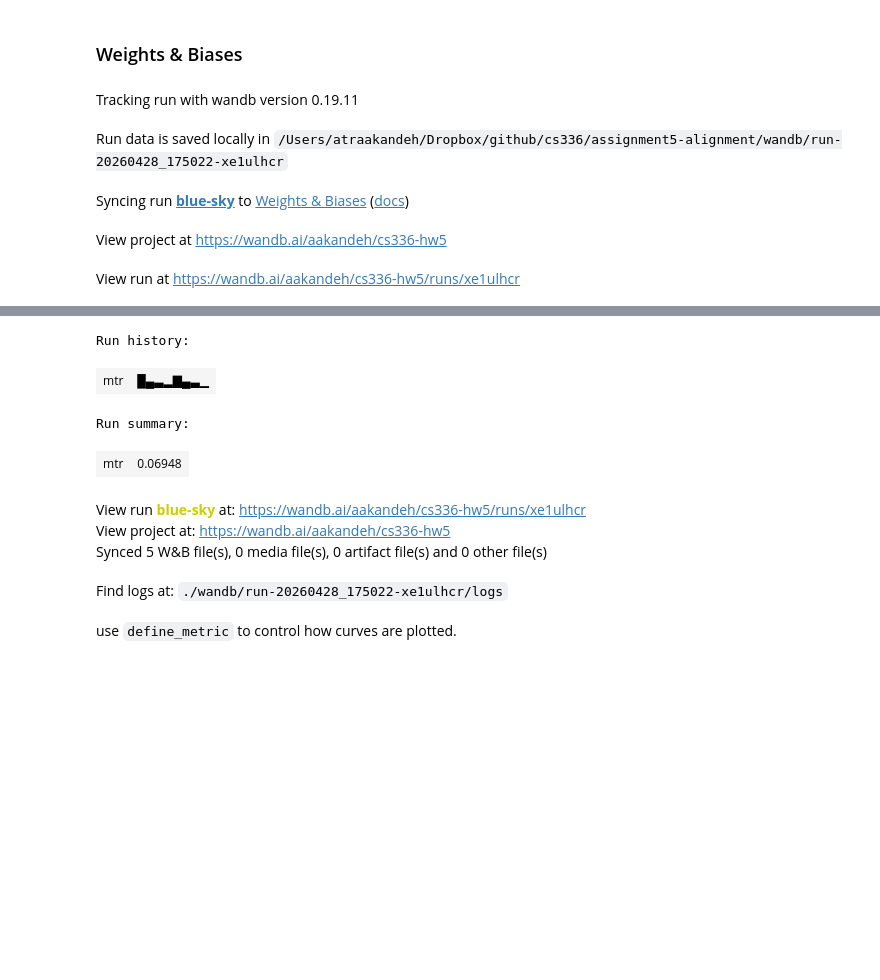
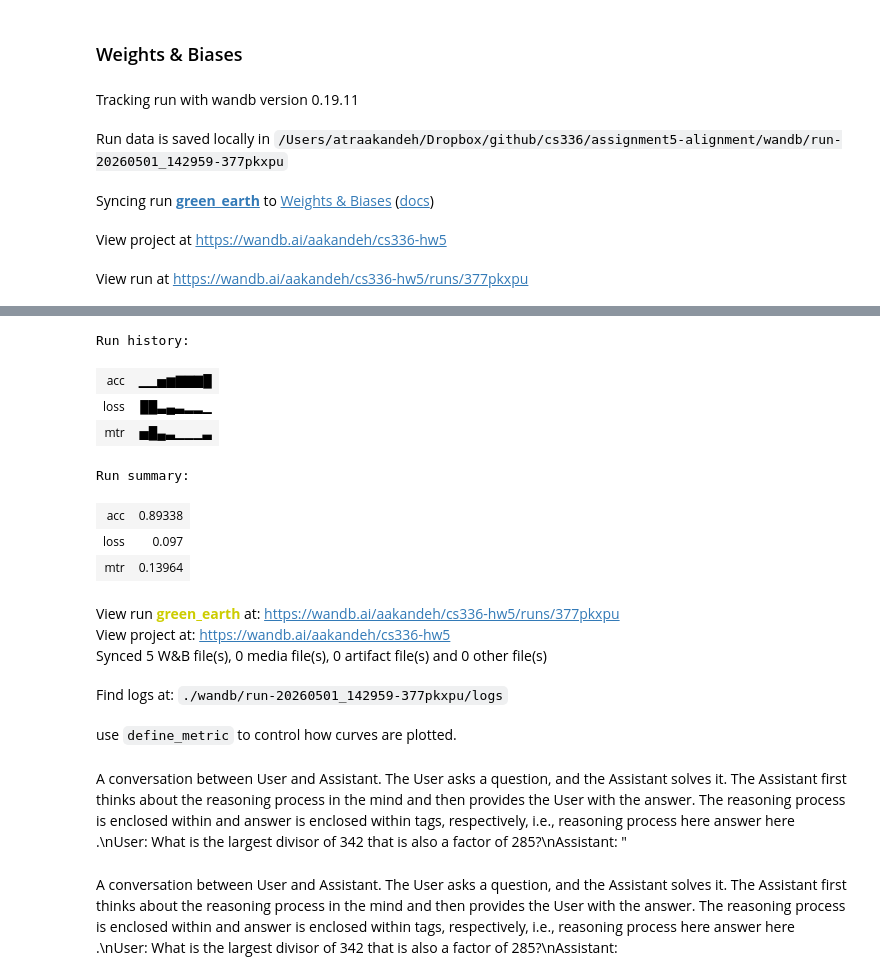
Before and after one commit to atrakriv/cs336-assignment5, a Jupyter notebook: hw5.ipynb, the cells around one changed output, grey strips where cells are left out. Saved outputs shown, nothing was run; the diff lists cells and outputs as text; code cells hidden in the pictures; blank space fills up the shorter version.

```diff
--- a/hw5.ipynb
+++ b/hw5.ipynb
@@ -689,47 +687,51 @@ import wandb
 run = wandb.init(
     # Set the wandb entity where your project will be logged (generally your team name).
     entity="aakandeh",
-    name= "blue-sky",
+    name= "green_earth",
     tags = ["sun", "moon", "stars"],
     # Set the wandb project where this run will be logged.
     project="cs336-hw5",
     # Track hyperparameters and run metadata.
     config={
         "learning_rate": 0.02,
         "architecture": "CNN",
         "dataset": "CIFAR-100",
         "epochs": 10,
     },
 )
 
 # Simulate training.
 epochs = 10
 offset = random.random() / 5
 for epoch in range(2, epochs):
-    # acc = 1 - 2**-epoch - random.random() / epoch - offset
-    # loss = 2**-epoch + random.random() / epoch + offset
+    acc = 1 - 2**-epoch - random.random() / epoch - offset
+    loss = 2**-epoch + random.random() / epoch + offset
     mtr = 3**-epoch + random.random() / epoch + offset
 
     # Log metrics to wandb.
-    # run.log({"acc": acc, "loss": loss})
-    run.log({"mtr": mtr,})
+    run.log({"acc": acc, "loss": loss, "mtr": mtr})
+    # run.log({"mtr": mtr})
 
 # Finish the run and upload any remaining data.
 run.finish()
 # %% [output]
 Tracking run with wandb version 0.19.11
-Run data is saved locally in /Users/atraakandeh/Dropbox/github/cs336/assignment5-alignment/wandb/run-20260428_175022-xe1ulhcr
+Run data is saved locally in /Users/atraakandeh/Dropbox/github/cs336/assignment5-alignment/wandb/run-20260501_142959-377pkxpu
-Syncing run blue-sky to Weights & Biases (docs)
+Syncing run green_earth to Weights & Biases (docs)
 View project at https://wandb.ai/aakandeh/cs336-hw5
-View run at https://wandb.ai/aakandeh/cs336-hw5/runs/xe1ulhcr
+View run at https://wandb.ai/aakandeh/cs336-hw5/runs/377pkxpu
 [interactive output not drawn]
 Run history:
-| mtr | █▄▃▂▇▄▃▁ |
+| acc | ▁▁▅▆▇▇▇█ |
+| loss | ██▃▄▃▂▂▁ |
+| mtr | ▅█▄▃▁▁▁▃ |
 Run summary:
-| mtr | 0.06948 |
+| acc | 0.89338 |
+| loss | 0.097 |
+| mtr | 0.13964 |
-View run blue-sky at: https://wandb.ai/aakandeh/cs336-hw5/runs/xe1ulhcr
+View run green_earth at: https://wandb.ai/aakandeh/cs336-hw5/runs/377pkxpu
 View project at: https://wandb.ai/aakandeh/cs336-hw5
 Synced 5 W&B file(s), 0 media file(s), 0 artifact file(s) and 0 other file(s)
-Find logs at: ./wandb/run-20260428_175022-xe1ulhcr/logs
+Find logs at: ./wandb/run-20260501_142959-377pkxpu/logs
 # %% [markdown]
 use `define_metric` to control how curves are plotted.
@@ -790,0 +738,4 @@ wandb.finish()
+# %% [markdown]
+A conversation between User and Assistant. The User asks a question, and the Assistant solves it. The Assistant first thinks about the reasoning process in the mind and then provides the User with the answer. The reasoning process is enclosed within <think> </think> and answer is enclosed within <answer> </answer> tags, respectively, i.e., <think> reasoning process here </think> <answer> answer here </answer>.\nUser: What is the largest divisor of 342 that is also a factor of 285?\nAssistant: <think>"
+# %% [markdown]
+A conversation between User and Assistant. The User asks a question, and the Assistant solves it. The Assistant first thinks about the reasoning process in the mind and then provides the User with the answer. The reasoning process is enclosed within <think> </think> and answer is enclosed within <answer> </answer> tags, respectively, i.e., <think> reasoning process here </think> <answer> answer here </answer>.\nUser: What is the largest divisor of 342 that is also a factor of 285?\nAssistant: <think>
```
Also changed, not shown: parts of 21 cells of this notebook, 3 other files.
